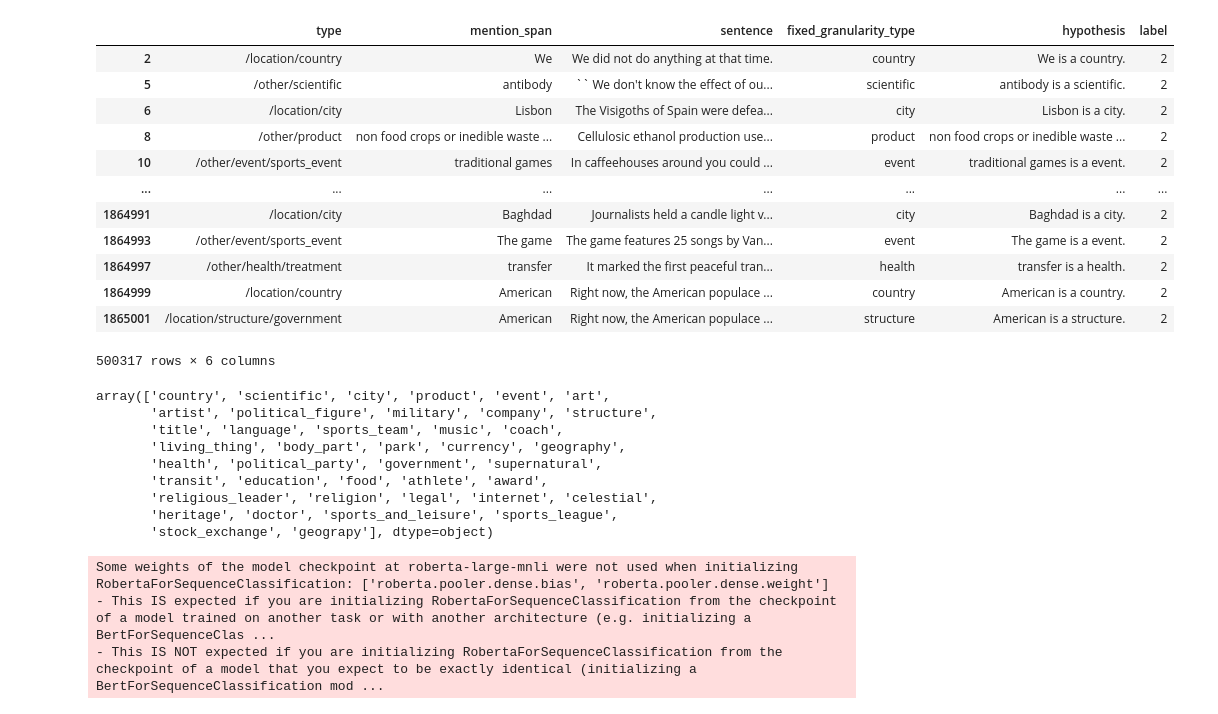
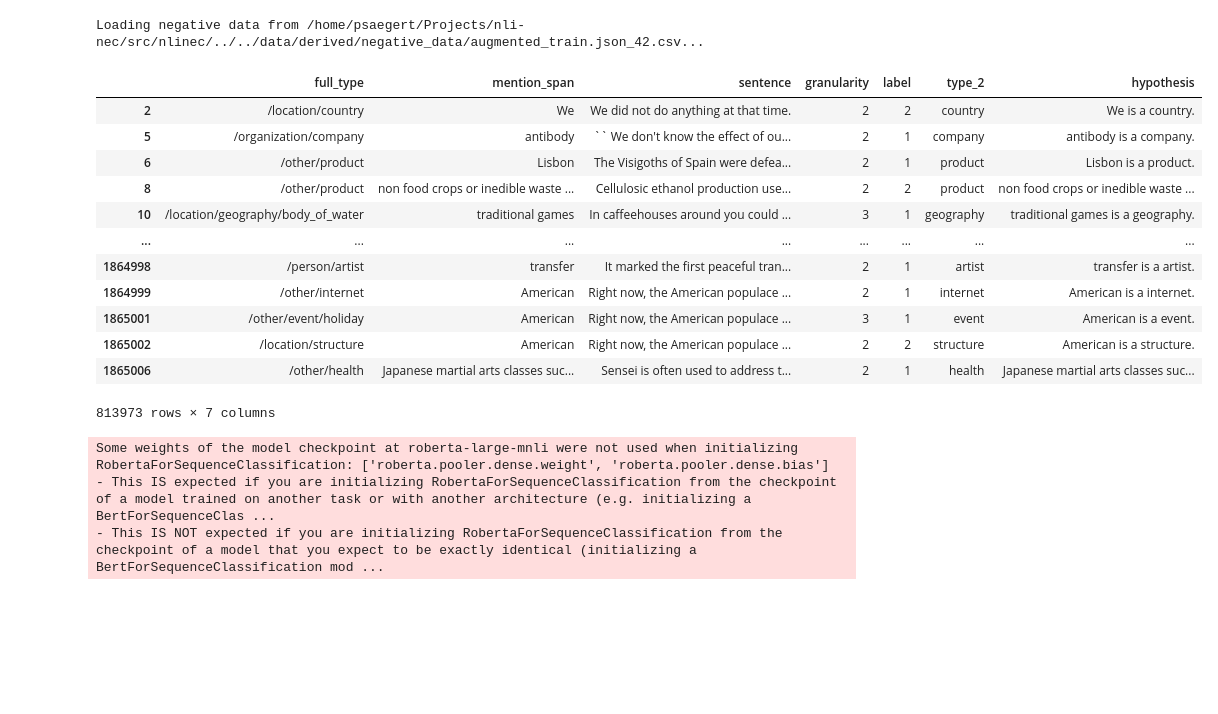
Before and after one commit to psaegert/nli-nec, a Jupyter notebook: dev/experimental/train.ipynb, the cells around one changed output. Cells and saved outputs as stored; diff of their text form; code cells hidden in the pictures; blank space fills up the shorter version.

```diff
--- a/dev/experimental/train.ipynb
+++ b/dev/experimental/train.ipynb
@@ -6,45 +6,44 @@ data = get_positive_data("augmented_train.json")
+# %%
+GRANULARITY = 2
+DEVICE = "cuda" if torch.cuda.is_available() else "cpu"
+# %%
+positive_data = get_positive_data("augmented_train.json", explode=True)
+negative_data = get_negative_data("augmented_train.json", random_state=42)
+dev_data = get_positive_data("g_dev.json", explode=True)
+# %% [output]
+Loading negative data from /home/psaegert/Projects/nli-nec/src/nlinec/../../data/derived/negative_data/augmented_train.json_42.csv...
+# %%
+data = combine_positive_negative_data(positive_data, negative_data, frac=0.5, random_state=42)
 # %%
 # Add the basic type
-data['fixed_granularity_type'] = data['type'].apply(lambda x: get_type(x, 2))
+data[f'type_{GRANULARITY}'] = data['full_type'].apply(lambda x: get_type(x, GRANULARITY))
+dev_data[f'type_{GRANULARITY}'] = dev_data['full_type'].apply(lambda x: get_type(x, GRANULARITY))
 
 # Remove the rows with type None or "other"
-data = data[data['fixed_granularity_type'].notna()]
-data = data[data['fixed_granularity_type'] != 'other']
+data = data[data[f'type_{GRANULARITY}'].notna()]
+dev_data = dev_data[dev_data[f'type_{GRANULARITY}'].notna()]
+# data = data[data[f'type_{GRANULARITY}'] != 'other']
 
 # Remove duplicates
-data = data.drop_duplicates(subset=['mention_span', 'sentence', 'fixed_granularity_type'])
+data = data.drop_duplicates(subset=['mention_span', 'sentence', f'type_{GRANULARITY}'])
+dev_data = dev_data.drop_duplicates(subset=['mention_span', 'sentence', f'type_{GRANULARITY}'])
 
 # Construct the hypothesis
-data["hypothesis"] = data.apply(lambda row: construct_hypothesis(row["mention_span"], row["fixed_granularity_type"]), axis=1)
-
-# Mark all rows as entailed
-data["label"] = 2
+data["hypothesis"] = data.apply(lambda row: construct_hypothesis(row["mention_span"], row[f'type_{GRANULARITY}']), axis=1)
+dev_data["hypothesis"] = dev_data.apply(lambda row: construct_hypothesis(row["mention_span"], row[f'type_{GRANULARITY}']), axis=1)
 
 data
 # %% [output]
-|  | type | mention_span | sentence | fixed_granularity_type | hypothesis | label |
-| 2 | /location/country | We | We did not do anything at that time. | country | We is a country. | 2 |
-| 5 | /other/scientific | antibody | `` We don't know the effect of ou... | scientific | antibody is a scientific. | 2 |
-| 6 | /location/city | Lisbon | The Visigoths of Spain were defea... | city | Lisbon is a city. | 2 |
-| 8 | /other/product | non food crops or inedible waste ... | Cellulosic ethanol production use... | product | non food crops or inedible waste ... | 2 |
-| 10 | /other/event/sports_event | traditional games | In caffeehouses around you could ... | event | traditional games is a event. | 2 |
-| ... | ... | ... | ... | ... | ... | ... |
-| 1864991 | /location/city | Baghdad | Journalists held a candle light v... | city | Baghdad is a city. | 2 |
-| 1864993 | /other/event/sports_event | The game | The game features 25 songs by Van... | event | The game is a event. | 2 |
-| 1864997 | /other/health/treatment | transfer | It marked the first peaceful tran... | health | transfer is a health. | 2 |
-| 1864999 | /location/country | American | Right now, the American populace ... | country | American is a country. | 2 |
-| 1865001 | /location/structure/government | American | Right now, the American populace ... | structure | American is a structure. | 2 |
+|  | full_type | mention_span | sentence | granularity | label | type_2 | hypothesis |
+| 2 | /location/country | We | We did not do anything at that time. | 2 | 2 | country | We is a country. |
+| 5 | /organization/company | antibody | `` We don't know the effect of ou... | 2 | 1 | company | antibody is a company. |
+| 6 | /other/product | Lisbon | The Visigoths of Spain were defea... | 2 | 1 | product | Lisbon is a product. |
+| 8 | /other/product | non food crops or inedible waste ... | Cellulosic ethanol production use... | 2 | 2 | product | non food crops or inedible waste ... |
+| 10 | /location/geography/body_of_water | traditional games | In caffeehouses around you could ... | 3 | 1 | geography | traditional games is a geography. |
+| ... | ... | ... | ... | ... | ... | ... | ... |
+| 1864998 | /person/artist | transfer | It marked the first peaceful tran... | 2 | 1 | artist | transfer is a artist. |
+| 1864999 | /other/internet | American | Right now, the American populace ... | 2 | 1 | internet | American is a internet. |
+| 1865001 | /other/event/holiday | American | Right now, the American populace ... | 3 | 1 | event | American is a event. |
+| 1865002 | /location/structure | American | Right now, the American populace ... | 2 | 2 | structure | American is a structure. |
+| 1865006 | /other/health | Japanese martial arts classes suc... | Sensei is often used to address t... | 2 | 1 | health | Japanese martial arts classes suc... |
-500317 rows × 6 columns
+813973 rows × 7 columns
-# %%
-possible_types = data['fixed_granularity_type'].unique()
-possible_types
-# %% [output]
-array(['country', 'scientific', 'city', 'product', 'event', 'art',
-       'artist', 'political_figure', 'military', 'company', 'structure',
-       'title', 'language', 'sports_team', 'music', 'coach',
-       'living_thing', 'body_part', 'park', 'currency', 'geography',
-       'health', 'political_party', 'government', 'supernatural',
-       'transit', 'education', 'food', 'athlete', 'award',
-       'religious_leader', 'religion', 'legal', 'internet', 'celestial',
-       'heritage', 'doctor', 'sports_and_leisure', 'sports_league',
-       'stock_exchange', 'geograpy'], dtype=object)
@@ -57,8 +57,8 @@ train_data, val_data = train_test_split(data, test_size=0.2, random_state=42)
 from transformers import AutoTokenizer, AutoModelForSequenceClassification
 
 tokenizer = AutoTokenizer.from_pretrained("roberta-large-mnli")
-model = AutoModelForSequenceClassification.from_pretrained("roberta-large-mnli")
+model = AutoModelForSequenceClassification.from_pretrained("roberta-large-mnli").to(DEVICE)
 # %% [output]
-Some weights of the model checkpoint at roberta-large-mnli were not used when initializing RobertaForSequenceClassification: ['roberta.pooler.dense.bias', 'roberta.pooler.dense.weight']
+Some weights of the model checkpoint at roberta-large-mnli were not used when initializing RobertaForSequenceClassification: ['roberta.pooler.dense.weight', 'roberta.pooler.dense.bias']
 - This IS expected if you are initializing RobertaForSequenceClassification from the checkpoint of a model trained on another task or with another architecture (e.g. initializing a BertForSequenceClas ...
 - This IS NOT expected if you are initializing RobertaForSequenceClassification from the checkpoint of a model that you expect to be exactly identical (initializing a BertForSequenceClassification mod ...
```
Also changed, not shown: parts of 20 cells of this notebook, 9 other files.
